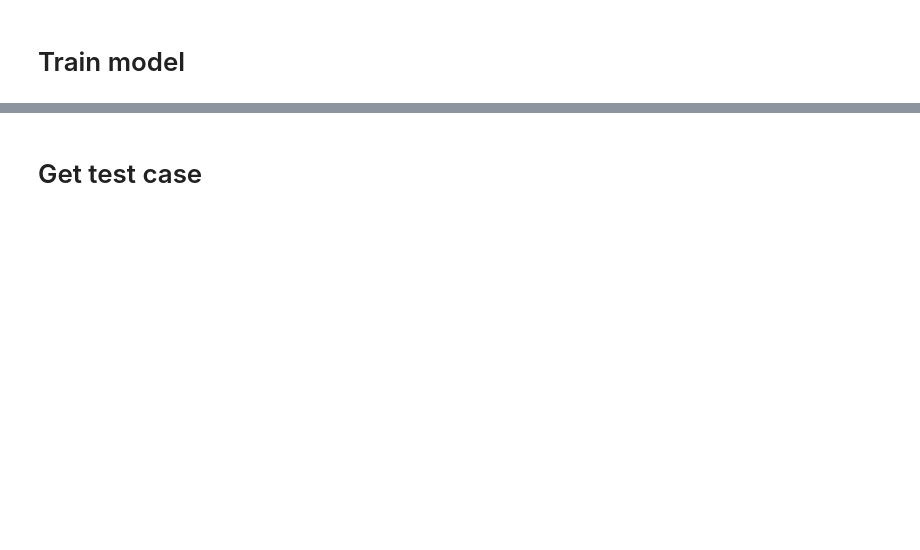
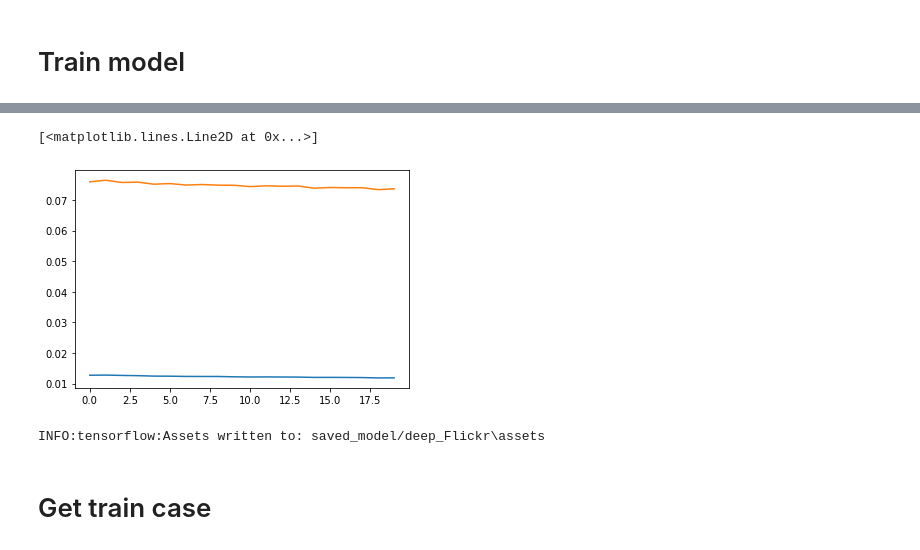
Before and after one commit to Xiaoshu-Zhao/ECBM-4040-Final-Project, a Jupyter notebook: test.ipynb, the cells around one changed output, grey strips where cells are left out. Drawn from its saved outputs; the diff is of its cells as text; code cells hidden in the pictures; blank space fills up the shorter version.

```diff
--- a/test.ipynb
+++ b/test.ipynb
@@ -117,8 +146,8 @@ plt.imshow(train_batch[0][0][0],cmap='gray')
 from utils.tfrecord_reader import batch_reader
 record_path = './tfrecords/'
 record_file = 'train.tfrecords'
-batch_size = 1
-generator=batch_reader(batch_size, record_path, record_file)
+batch_size = 100
+train_batch_generator=batch_reader(batch_size, record_path, record_file)
 # %%
 from utils.network import deep_color
-deep_color.fit(generator, epochs=10, steps_per_epoch=30)
+history=deep_color.fit(train_batch_generator, epochs=20, steps_per_epoch=30)
@@ -125,2 +171,0 @@ deep_color.fit(generator, epochs=10, steps_per_epoch=30)
-# %% [markdown]
-# Get test case
@@ -151,0 +172,13 @@ plt.show()
+# %%
+plt.plot(history.history['mse'])
+plt.plot(history.history['mae'])
+# %% [output]
+[<matplotlib.lines.Line2D at 0x...>]
+[figure, added]
+# %%
+deep_color.save('saved_model/deep_Flickr')
+deep_color.save_weights('./checkpoints/deep_Flickr_weights')
+# %% [output]
+INFO:tensorflow:Assets written to: saved_model/deep_Flickr\assets
+# %% [markdown]
+# Get train case
```
Also changed, not shown: parts of 25 cells of this notebook, 11 other files.
